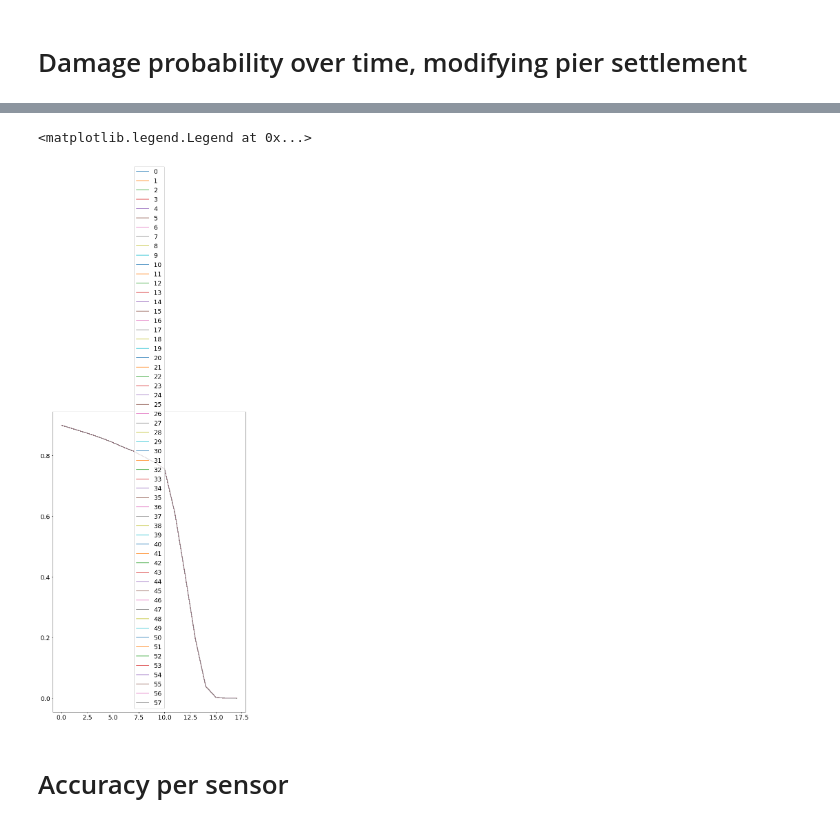
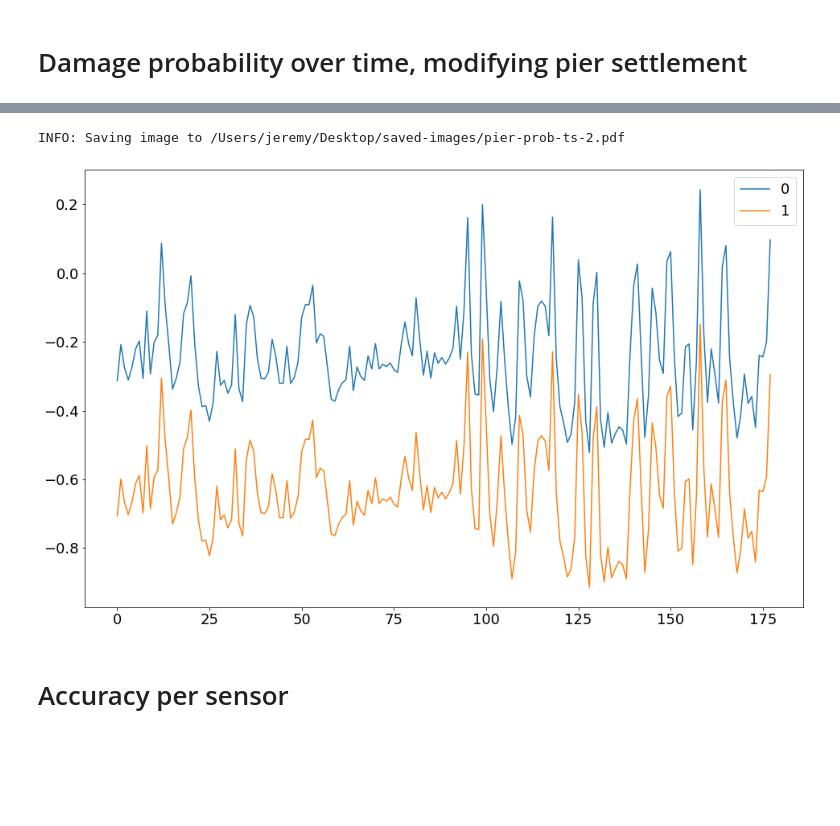
Before and after one commit to jerbaroo/bridge-sim, a Jupyter notebook: notebooks/classify.ipynb, the cells around one changed output, grey strips where cells are left out. Saved outputs shown, nothing was run; the diff lists cells and outputs as text; code cells hidden in the pictures; blank space fills up the shorter version.

```diff
--- a/notebooks/classify.ipynb
+++ b/notebooks/classify.ipynb
@@ -1044,16 +1078,21 @@ INFO: 24/24: Built FEMResponses in 0.01s, (ResponseType.Strain)
 # %%
-# Plot responses on a grid.
+# Plot responses on a grid. Responses are indexed first
+# by damage scenario and then by response type.
 
 l, r = [], []
 plt.portrait()
+# For each damage scenario.
 for i in range(responses.shape[0]):
     l.append(i * 2 + 1)
     r.append(i * 2 + 2)
     plt.subplot(responses.shape[0], 2, l[-1])
-    plt.plot(responses[i][0])
+    plt.plot(responses[i][0])  # Y translation.
+    plt.title(f"Y translation for\n{damage_names[i]}")
     plt.subplot(responses.shape[0], 2, r[-1])
     plt.plot(responses[i][1])
+    plt.title(f"Strain for\n{damage_names[i]}")  # Strain.
 
 equal_lims("y", responses.shape[0], 2, l)
 equal_lims("y", responses.shape[0], 2, r)
+plt.tight_layout()
 # %% [output]
@@ -1064,31 +1103,35 @@ equal_lims("y", responses.shape[0], 2, r)
 data = []  # Dimensions = (number of days x 2 x 144001)
 datetimes = []  # Length = number of days.
 
-# for month_i, day_i in itertools.product([7, 8, 9, 10, 11, 12], np.arange(1, 30 + 1)):
-for month_i, day_i in itertools.product([7, 12], np.arange(1, 30 + 1)):
+for month_i, day_i in itertools.product([7, 8, 9, 10, 11, 12], np.arange(1, 30 + 1)):
+# for month_i, day_i in itertools.product([7, 12], np.arange(1, 30 + 1)):
     day_str, month_str = str(day_i), str(month_i)
     if len(day_str) == 1: day_str = "0" + day_str
     if len(month_str) == 1: month_str = "0" + month_str
     datetimes.append((datetime.fromisoformat(f"2019-{month_str}-{day_str}T00:00"), month_str, day_str))
     temp_i, temp_j = ij(temps_2019, f"2019-{month_str}-{day_str}T00:00", f"2019-{month_str}-{day_str}T23:59")
     day_temp = np.mean(temps_2019["temp"][temp_i:temp_j])
-    print(f"Day, month = {day_str}, {month_str}, Mean day temperature = {day_temp:.3f}")
+    print(f"Day, month = {day_str}, {month_str}, Mean day temperature = {day_temp:.3f}", end="\r")
     rm_year_s = lr_s_2018.predict([[day_temp]])[0]
     rm_year_y = lr_y_2018.predict([[day_temp]])[0]
-    print(f"Y/S effect from 2018 = {rm_year_y:.3f}, {rm_year_s}")
+    print(f"Y/S effect from 2018 = {rm_year_y:.3f}, {rm_year_s}", end="\r")
 
     # Append data for each damage scenario, for the current day.
     data.append([])
     for (traffic_y, traffic_s), damage_name in zip(responses, damage_names):
+#         print(np.mean(traffic_y), np.mean(traffic_s))
         temp_y = temperature.apply(effect=effect_2019_y[temp_i:temp_j], responses=traffic_y)
         temp_s = temperature.apply(effect=effect_2019_s[temp_i:temp_j], responses=traffic_y)
+#         print(np.mean(temp_y), np.mean(temp_s))
         _rm_24h_y, rm_24h_y = remove_sampled(24, traffic_y + temp_y)
         _rm_24h_s, rm_24h_s = remove_sampled(24, traffic_s + temp_s)
+#         print(np.mean(rm_24h_y), np.mean(rm_24h_s))
         signal_y = traffic_y + temp_y - rm_24h_y - rm_year_y
         signal_s = traffic_s + temp_s - rm_24h_s - rm_year_s
+#         print(np.mean(signal_y), np.mean(signal_s))
         data[-1].append(np.array([signal_y, signal_s]))
 data = np.array(data)
-data.shapefin
+data.shape
 # %% [output]
 Day, month = 01, 07, Mean day temperature = 26.870
 Y/S effect from 2018 = 0.437, -5.864568070369578e-05
@@ -1111,4 +1153,0 @@ Y/S effect from 2018 = 0.257, -3.325312998546438e-05
-# %%
-for i in range(data.shape[0]):
-    cmap = mpl.cm.get_cmap("plasma")
-    plt.plot(data[i][0][0])  # [0][0] = healthy, y translation
@@ -1119,7 +1156,7 @@ downsample = int(0.1 / c.sensor_hz)
 print(f"Downsample = {downsample}")
 
 feature = lambda x: x  # Identity feature, raw signal.
-feature = lambda x: x.T[1].reshape(-1, 1)  # Y translation only.
+feature = lambda x: x.T[0].reshape(-1, 1)  # Y translation only.
 
 train_days = 2
 
@@ -1139,13 +1176,18 @@ for classifier in classifiers:
     model = classifier.fit(feature(train_data))
 
     results.append([])  # Results for this classifer.
+    # For each damage scenario.
     for damage_i in range(data.shape[1]):
         results[-1].append([])  # Results for this damage scenario.
+        # For each day, apart from training days.
         for day_i in range(train_days, data.shape[0]):
             print(f"damage_i, day_i = {damage_i}, {day_i}", end="\r")
             curr_data = data[day_i][damage_i]
             pred = model.predict(feature(np.array(curr_data.T[::downsample])))
-            results[-1][-1].append(len([x for x in pred if x > 0]) / len(pred))
+            if type(model).__name__ == "PierPredict":
+                results[-1][-1].append(pred)
+            else:
+                results[-1][-1].append(len([x for x in pred if x > 0]) / len(pred))
 # %% [output]
 Downsample = 10
 Training on months/days = [(datetime.datetime(2019, 7, 1, 0, 0), '07', '01'), (datetime.datetime(2019, 7, 2, 0, 0), '07', '02')]
@@ -1160,15 +1202,15 @@ np.array(results).shape
 # %%
-preds = np.array(results, copy=True)[0].T
+plt.landscape()
+preds = np.array(results, copy=True)[0]
 preds.shape
-# plt.plot(preds[10])
-# plt.plot(results[0])
 # datetimes
 for i in range(len(preds)):
     plt.plot(preds[i], label=i)
 plt.legend()
+plt.savefig(os.path.join(IMAGE_PATH, "pier-prob-ts-2.pdf"))
 # %% [output]
-<matplotlib.legend.Legend at 0x...>
+INFO: Saving image to /Users/jeremy/Desktop/saved-images/pier-prob-ts-2.pdf
-[figure, old version]
+[figure, new version]
 # %% [markdown]
 # Accuracy per sensor
 # %%
```
Also changed, not shown: parts of 28 cells of this notebook, 4 other files.
